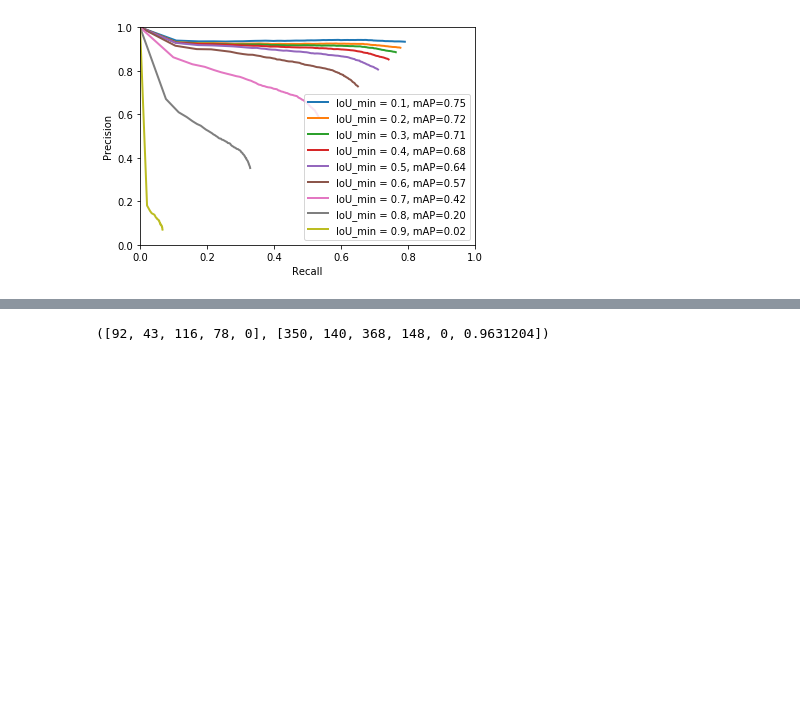
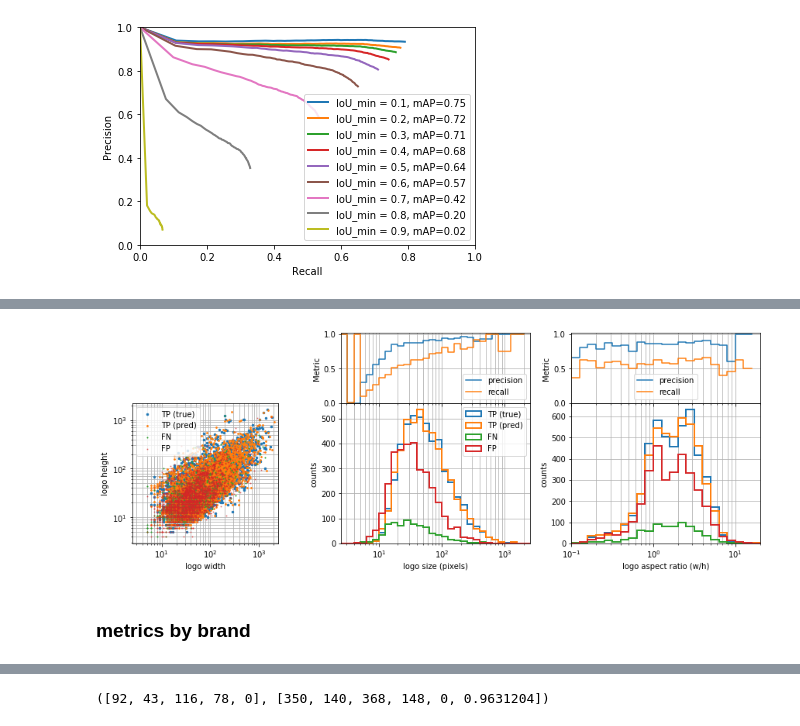
Before and after one commit to ilmonteux/logohunter, a Jupyter notebook: notebooks/visualize_metrics.ipynb, the cells around one changed output, grey strips where cells are left out. Drawn from its saved outputs; the diff is of its cells as text; code cells hidden in the pictures; blank space fills up the shorter version.

```diff
--- a/notebooks/visualize_metrics.ipynb
+++ b/notebooks/visualize_metrics.ipynb
@@ -55,0 +124,46 @@ Mean Average Precision: IoU_min = 0.9, mAP=0.02
+# %%
+fig = plt.figure(figsize=(15, 5))
+grid = plt.GridSpec(2, 3, hspace=0., wspace=0.22, height_ratios=(1,2))
+axes = [ fig.add_subplot(grid[1:, i]) for i in range(3)]
+taxes = [ fig.add_subplot(grid[0, i+1]) for i in range(2)]
+
+bins_s, bins_ar = 10**np.arange(0.4,3.5,0.1), 10**np.arange(-1,1.4,0.1)
+labels = ['TP (true)','TP (pred)','FN','FP']
+for tax, topax in enumerate(taxes):
+    bins = [bins_s, bins_ar][tax]
+    counts_tp, _ = np.histogram([ [np.sqrt(np.prod(s)), s[0]/s[1]][tax] for s in size_tp], bins=bins)
+    counts_fp, _ = np.histogram([ [np.sqrt(np.prod(s)), s[0]/s[1]][tax] for s in size_fp], bins=bins)
+    counts_fn, _ = np.histogram([ [np.sqrt(np.prod(s)), s[0]/s[1]][tax] for s in size_fn], bins=bins)
+
+    topax.step(bins[:-1], np.divide(counts_tp+0.01, counts_fp + counts_tp+0.01), label='precision')
+    topax.step(bins[:-1], np.divide(counts_tp+0.01, counts_fn + counts_tp+0.01), label='recall')
+    topax.set(xscale='log', ylim=[0.,1.02], ylabel='Metric', xlim=[bins[0],bins[-1]])
+    topax.grid(which='both')
+    topax.set_xticklabels([])
+    topax.legend()
+    iax=tax
+    xlabel = 'logo {}'.format(['size (pixels)', 'aspect ratio (w/h)'][iax])
+    axes[iax+1].set(xscale='log', xlabel=xlabel, ylabel='counts', xlim=[bins[0],bins[-1]])
+
+for i in range(4):
+    size = [size_tp, size_tp_pred, size_fp, size_fn][i]
+    label = labels[i]
+
+    axes[0].scatter(*zip(*size), s=[6,3,1,1][i], alpha=[1,1,1,.5][i], label=labels[i])
+    axes[0].set(xscale='log', yscale='log', aspect=1, xlabel='logo width', ylabel='logo height', xlim=[bins_s[0],bins_s[-1]])
+    axes[0].legend()
+
+    axes[1].hist([ np.sqrt(np.prod(s)) for s in size], bins=bins_s, lw=2, histtype='step', label=label)
+    axes[1].legend()
+
+    axes[2].hist([ s[0]/s[1] for s in size], bins=bins_ar, lw=2, histtype='step', label=label)
+
+for ax in axes:
+    ax.set_axisbelow(True)
+    ax.grid(which='both')
+
+plt.savefig(os.path.join(save_path,'logo_size_metrics.png'))
+# %% [output]
+[figure, added]
+# %% [markdown]
+### metrics by brand
```
Also changed, not shown: parts of 26 cells of this notebook, 10 other files.
